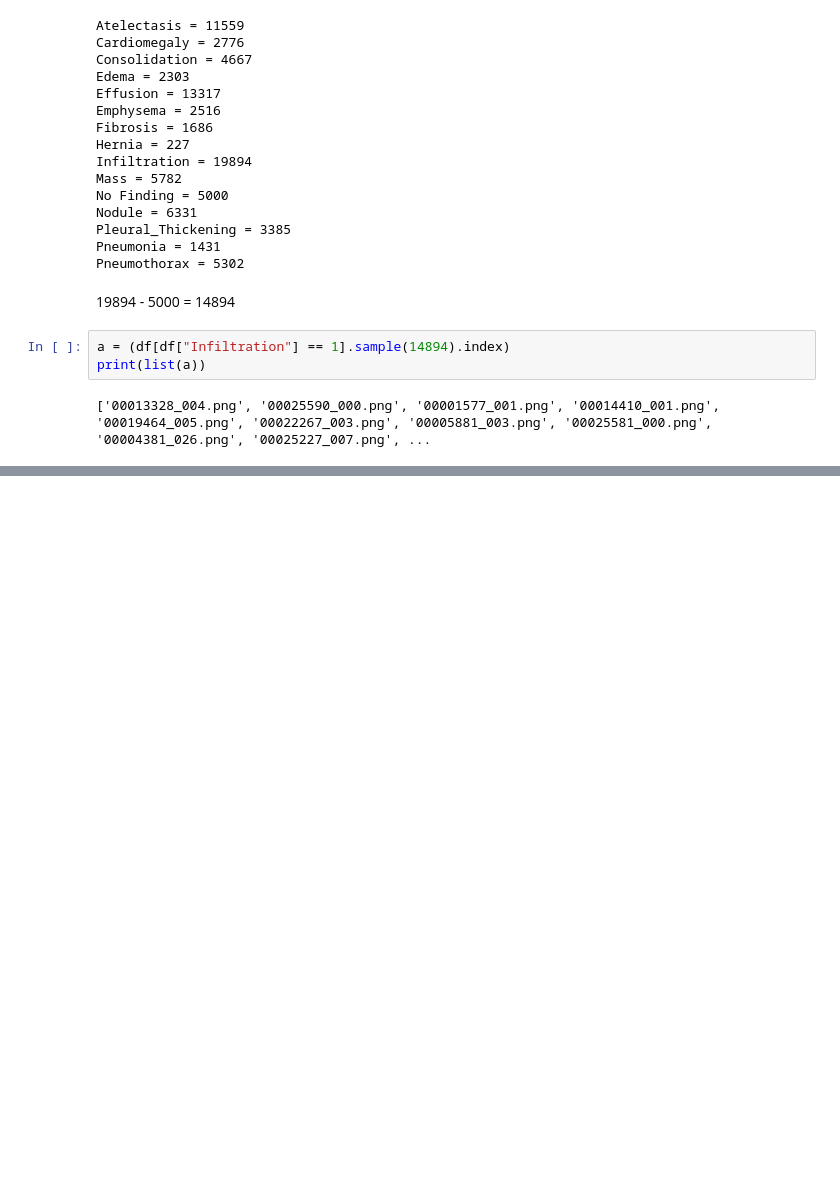
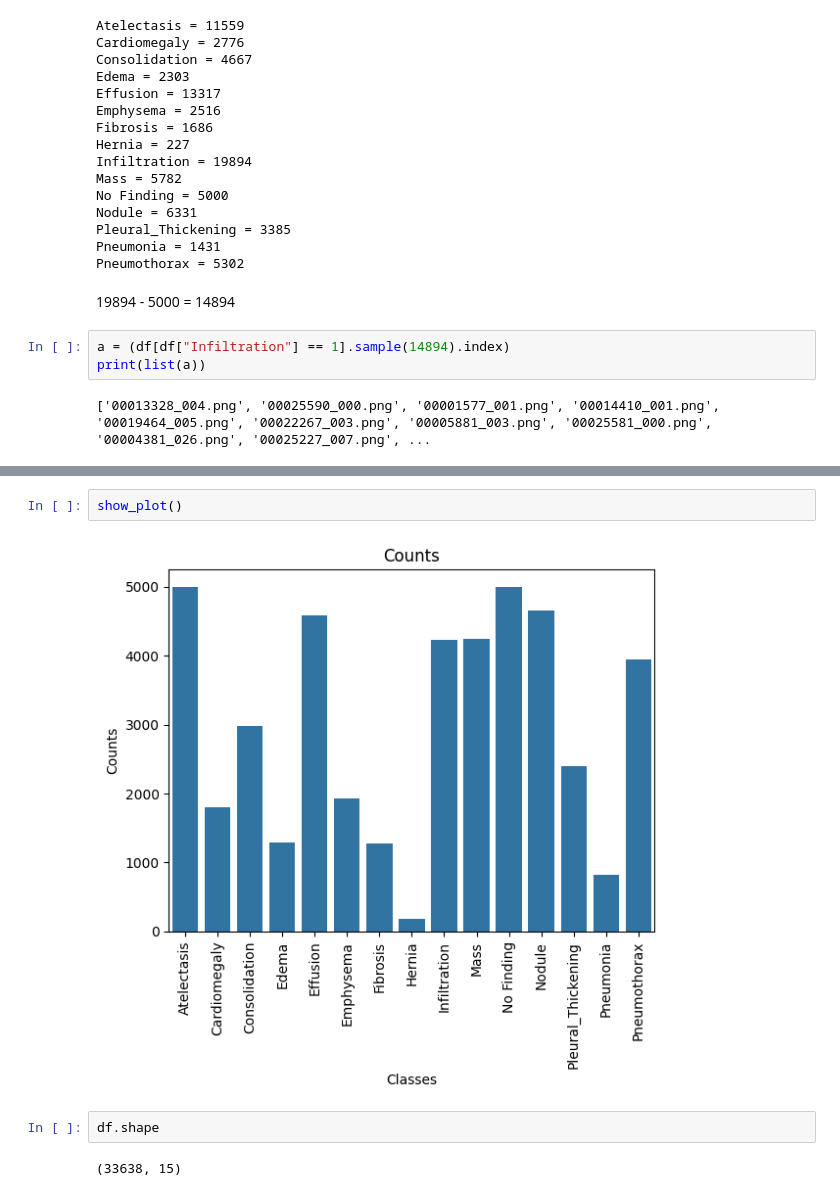
Before and after one commit to Asifdotexe/healthcare-ai-project, a Jupyter notebook: python/notebook/issue-07-as-data-processing.ipynb, the cells around one changed output, grey strips where cells are left out. Drawn from its saved outputs; the diff is of its cells as text; blank space fills up the shorter version.

```diff
--- a/python/notebook/issue-07-as-data-processing.ipynb
+++ b/python/notebook/issue-07-as-data-processing.ipynb
@@ -265,0 +356,8 @@ NameError: name 'n_df' is not defined
+# %%
+show_plot()
+# %% [output]
+[figure, added]
+# %%
+df.shape
+# %% [output]
+(33638, 15)
```
Also changed, not shown: parts of 16 cells of this notebook.
